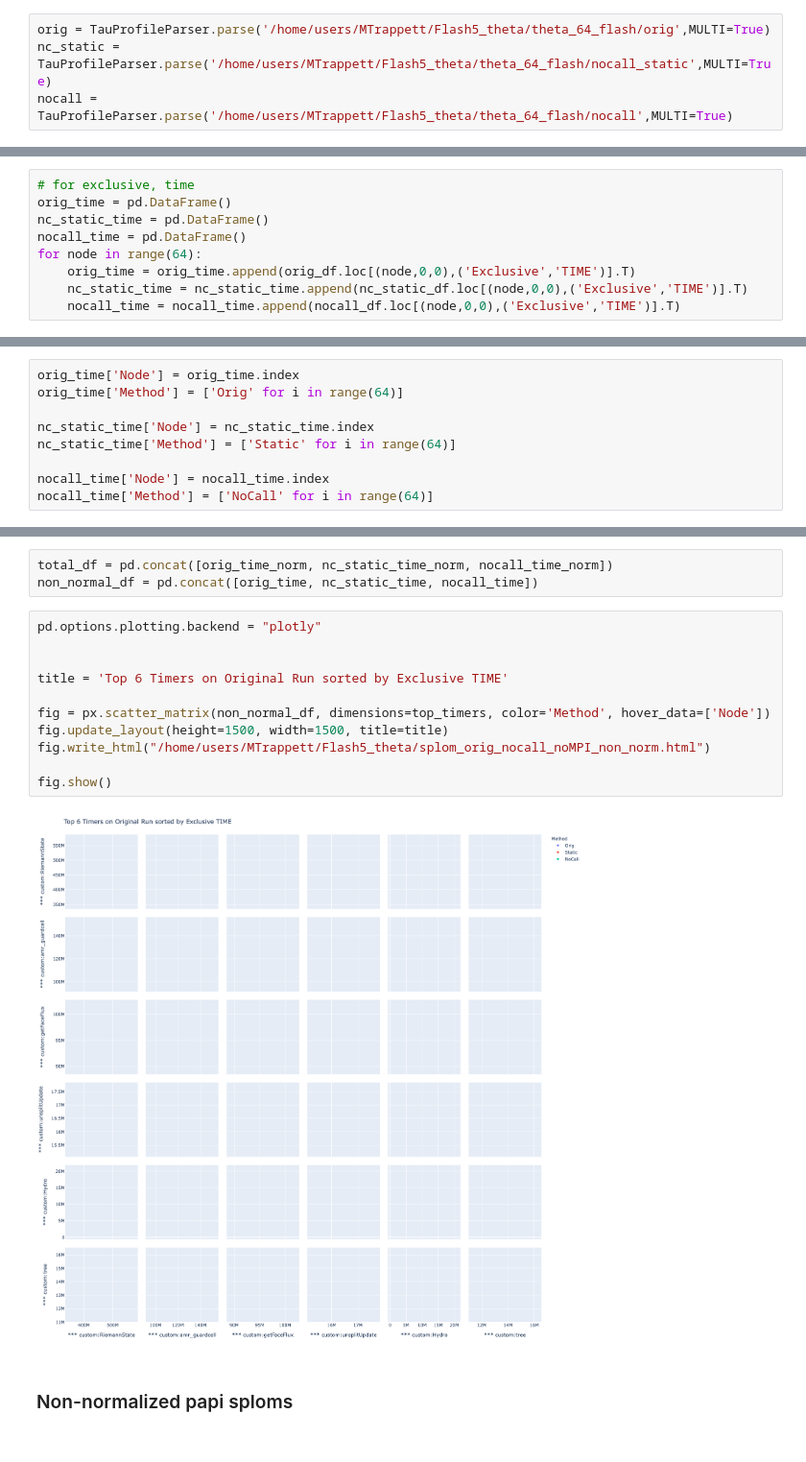
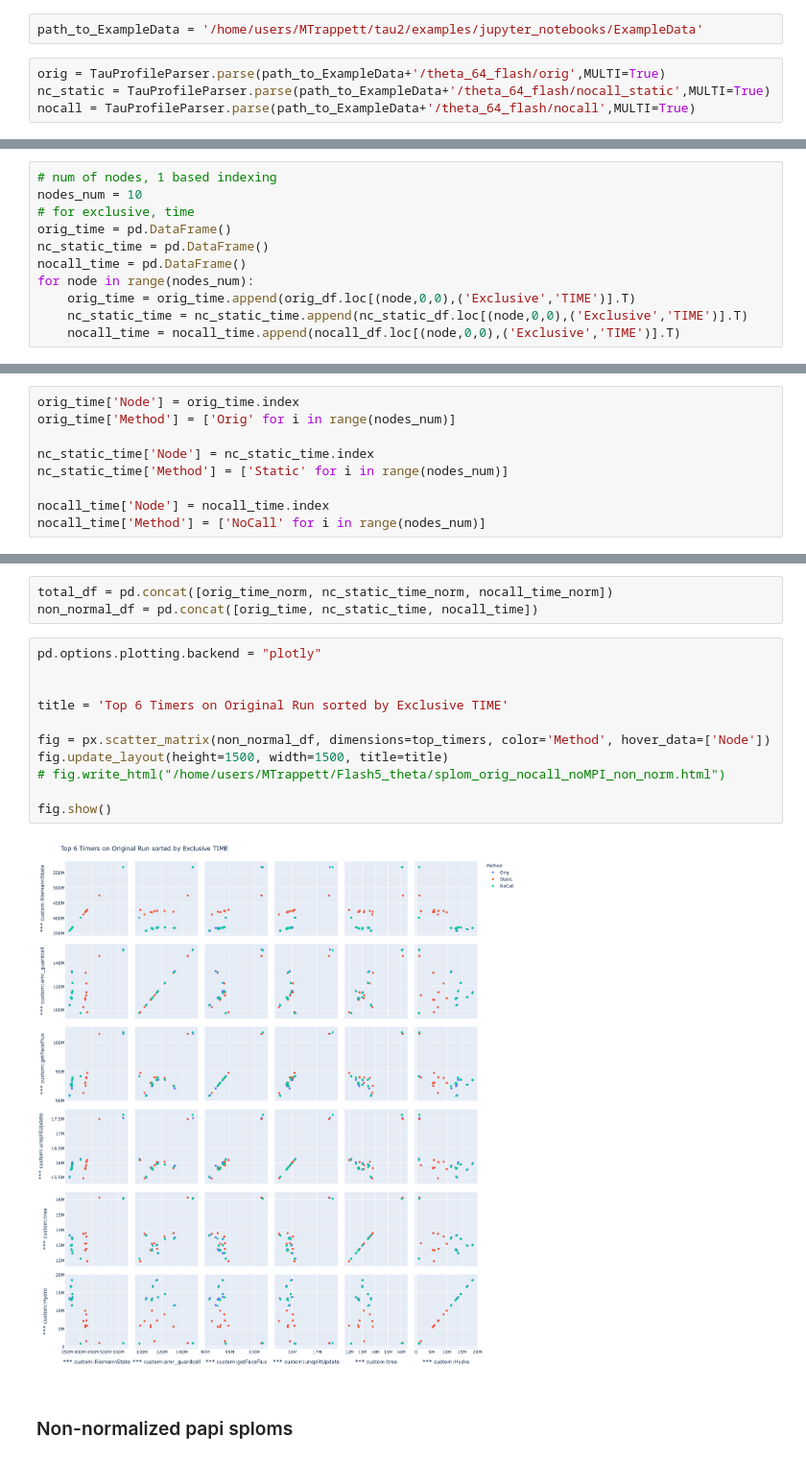
Before and after one commit to UO-OACISS/tau2, a Jupyter notebook: examples/jupyter_notebooks/PlotlySPLOM_Example.ipynb, the cells around one changed output, grey strips where cells are left out. Shown: that part at 96% size. Saved outputs shown, nothing was run; the diff lists cells and outputs as text.

Commit message:
trimmed Data and updated Notebooks
Former-commit-id: c6cc9d7877750cf88452767e5a0293c0c76f6712

```diff
--- a/examples/jupyter_notebooks/PlotlySPLOM_Example.ipynb
+++ b/examples/jupyter_notebooks/PlotlySPLOM_Example.ipynb
@@ -6,10 +6,12 @@ import plotly.graph_objs as go
 import plotly as py
 import plotly.express as px
 pd.options.plotting.backend = "plotly"
+# %%
+path_to_ExampleData = '/home/users/MTrappett/tau2/examples/jupyter_notebooks/ExampleData'
 # %%
-orig = TauProfileParser.parse('/home/users/MTrappett/Flash5_theta/theta_64_flash/orig',MULTI=True)
-nc_static = TauProfileParser.parse('/home/users/MTrappett/Flash5_theta/theta_64_flash/nocall_static',MULTI=True)
-nocall = TauProfileParser.parse('/home/users/MTrappett/Flash5_theta/theta_64_flash/nocall',MULTI=True)
+orig = TauProfileParser.parse(path_to_ExampleData+'/theta_64_flash/orig',MULTI=True)
+nc_static = TauProfileParser.parse(path_to_ExampleData+'/theta_64_flash/nocall_static',MULTI=True)
+nocall = TauProfileParser.parse(path_to_ExampleData+'/theta_64_flash/nocall',MULTI=True)
 # %% [markdown]
 Saving the dataframes from a tau profile object
 # %%
@@ -27,11 +29,13 @@ nocall_df.head(2)
 | 0 | 0 | 0 | *** custom:Driver_computeDt | 233 | 699 | 0 | GROUP="TAU_DEFAULT" | *** custom:Driver_computeDt | None | ... |
 |  |  |  | *** custom:Gravity potential | 233 | 0 | 0 | GROUP="TAU_DEFAULT" | *** custom:Gravity potential | None | ... |
 # %%
+# num of nodes, 1 based indexing
+nodes_num = 10
 # for exclusive, time
 orig_time = pd.DataFrame()
 nc_static_time = pd.DataFrame()
 nocall_time = pd.DataFrame()
-for node in range(64):
+for node in range(nodes_num):
     orig_time = orig_time.append(orig_df.loc[(node,0,0),('Exclusive','TIME')].T)
     nc_static_time = nc_static_time.append(nc_static_df.loc[(node,0,0),('Exclusive','TIME')].T)
     nocall_time = nocall_time.append(nocall_df.loc[(node,0,0),('Exclusive','TIME')].T)
@@ -76,13 +80,13 @@ nocall_time_norm['Method'] = ['NoCall' for i in range(64)]
 ### add the method to the orig_time data frames to plot non-normalized dataframes
 # %%
 orig_time['Node'] = orig_time.index
-orig_time['Method'] = ['Orig' for i in range(64)]
+orig_time['Method'] = ['Orig' for i in range(nodes_num)]
 
 nc_static_time['Node'] = nc_static_time.index
-nc_static_time['Method'] = ['Static' for i in range(64)]
+nc_static_time['Method'] = ['Static' for i in range(nodes_num)]
 
 nocall_time['Node'] = nocall_time.index
-nocall_time['Method'] = ['NoCall' for i in range(64)]
+nocall_time['Method'] = ['NoCall' for i in range(nodes_num)]
 # %% [raw]
 scatterplot matrices: https://plotly.com/python/splom/
 # %%
@@ -91,16 +95,16 @@ non_normal_df = pd.concat([orig_time, nc_static_time, nocall_time])
 # %%
 pd.options.plotting.backend = "plotly"
 
 
 title = 'Top 6 Timers on Original Run sorted by Exclusive TIME'
 
 fig = px.scatter_matrix(non_normal_df, dimensions=top_timers, color='Method', hover_data=['Node'])
 fig.update_layout(height=1500, width=1500, title=title)
-fig.write_html("/home/users/MTrappett/Flash5_theta/splom_orig_nocall_noMPI_non_norm.html")
+# fig.write_html("/home/users/MTrappett/Flash5_theta/splom_orig_nocall_noMPI_non_norm.html")
 
 fig.show()
 # %% [output]
-[figure, old version]
+[figure, new version]
 # %% [markdown]
 ### Non-normalized papi sploms
 # %%
```
Also changed, not shown: parts of 8 cells of this notebook, 2 other files.
